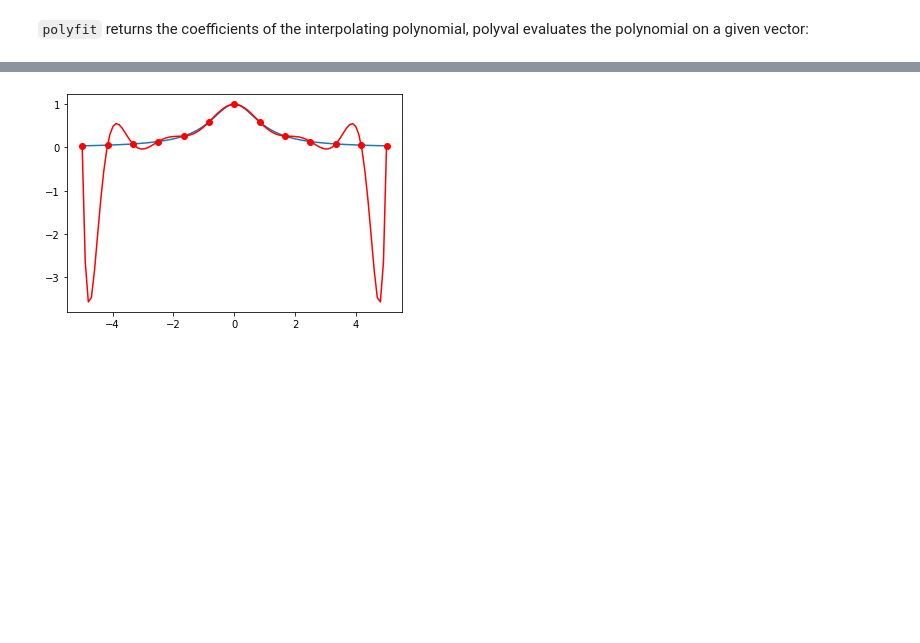
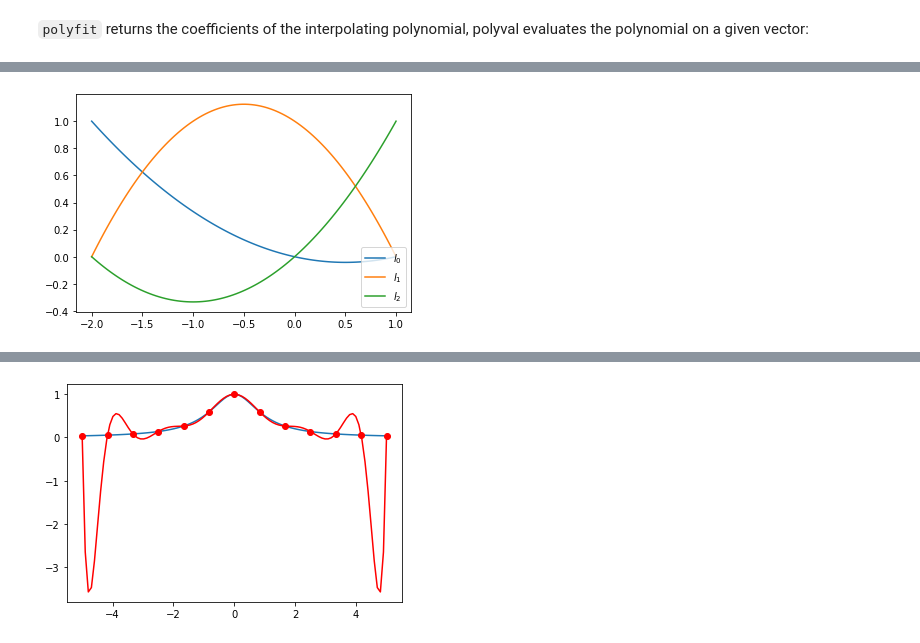
Before and after one commit to OleBo/MathSo, a Jupyter notebook: notebooks/Interpolation.ipynb, the cells around one changed output, grey strips where cells are left out. Saved outputs shown, nothing was run; the diff lists cells and outputs as text; code cells hidden in the pictures; blank space fills up the shorter version.

```diff
--- a/notebooks/Interpolation.ipynb
+++ b/notebooks/Interpolation.ipynb
@@ -68,0 +98,12 @@ plt.plot(x,y,'ro')
+# %%
+x = np.linspace(-2, 1, 100)
+l0 = x*(x-1)/6
+l1 = -(x+2)*(x-1)/2
+l2 = (x+2)*x/3
+plt.plot(x, l0, label=r'$l_0$')
+plt.plot(x, l1, label=r'$l_1$')
+plt.plot(x, l2, label=r'$l_2$')
+plt.legend(loc='lower right')
+plt.show()
+# %% [output]
+[figure, added]
```
Also changed, not shown: parts of 18 cells of this notebook.
